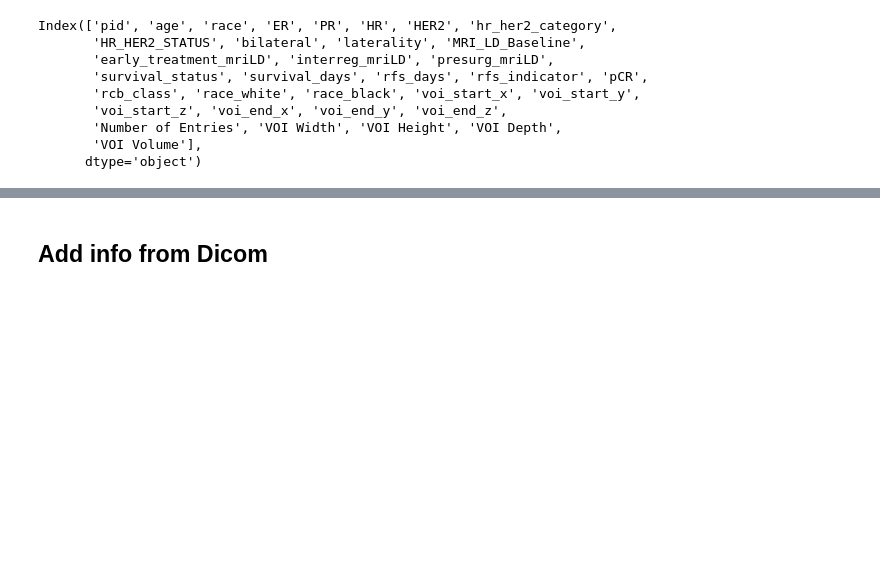
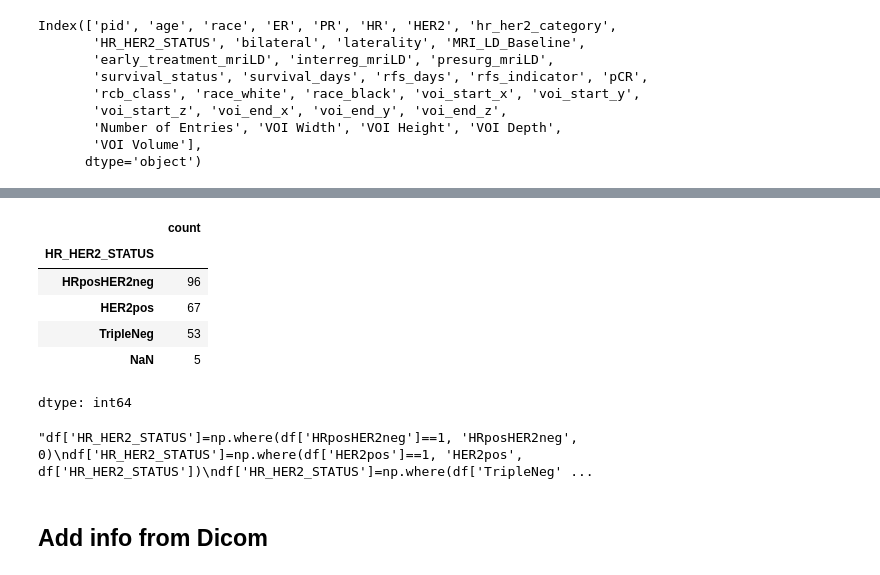
Before and after one commit to bubbysolway/BreastDCEDL, a Jupyter notebook: ISPY1/spy1_metadata.ipynb, the cells around one changed output, grey strips where cells are left out. Cells and saved outputs as stored; diff of their text form; code cells hidden in the pictures; blank space fills up the shorter version.

```diff
--- a/ISPY1/spy1_metadata.ipynb
+++ b/ISPY1/spy1_metadata.ipynb
@@ -50,2 +42,4 @@ base_path="SPY1"
 # %%
-dname='./TCIA_metadata/I-SPY-1-All-Patient-Clinical-and-Outcome-Data.xlsx'
+dname='TCIA_metadata/I-SPY-1-All-Patient-Clinical-and-Outcome-Data.xlsx'
+# %%
+base_path='.'
@@ -107,10 +110,10 @@ def merge_ispy_data(df_clinical, df_outcomes):
     return df_final
 
 # Execute the function
-df_clinical = pd.read_excel(dname, sheet_name='TCIA Patient Clinical Subset')
+df_clinical = pd.read_excel(os.path.join(base_path,dname), sheet_name='TCIA Patient Clinical Subset')
 
     # Read outcomes data sheet
-df_outcomes = pd.read_excel(dname, sheet_name='TCIA Outcomes Subset')
+df_outcomes = pd.read_excel(os.path.join(base_path,dname), sheet_name='TCIA Outcomes Subset')
 df_med = merge_ispy_data(df_clinical, df_outcomes)
 # %% [output]
 Data saved successfully. Total patients: 221
@@ -321,7 +326,7 @@ df_med.at[186,'pCR']=0
 # %%
 df_med.to_csv('BreastDCEDL_spy1_metadata.csv', index = False)
 # %%
-df_voi = pd.read_csv('./TCIA_metadata/subject_voi_values.csv')
+df_voi = pd.read_csv(os.path.join(base_path,'./TCIA_metadata/subject_voi_values.csv'))
 df_voi=df_voi.rename(columns={'Subject ID':'pid'})
 # %%
 df_voi.info()
@@ -488,9 +505,21 @@ memory usage: 45.0+ KB
+# %%
+df.HR_HER2_STATUS.value_counts(dropna=False)
+# %% [output]
+|  | count |
+| HR_HER2_STATUS |  |
+| HRposHER2neg | 96 |
+| HER2pos | 67 |
+| TripleNeg | 53 |
+| NaN | 5 |
+dtype: int64
 # %%
-df['HR_HER2_STATUS']=np.where(df['HRposHER2neg']==1, 'HRposHER2neg', 0)
+'''df['HR_HER2_STATUS']=np.where(df['HRposHER2neg']==1, 'HRposHER2neg', 0)
 df['HR_HER2_STATUS']=np.where(df['HER2pos']==1, 'HER2pos', df['HR_HER2_STATUS'])
 df['HR_HER2_STATUS']=np.where(df['TripleNeg']==1, 'TripleNeg', df['HR_HER2_STATUS'])
 df['HR_HER2_STATUS']=np.where(df['HR'].isna(), None, df['HR_HER2_STATUS'])
-df['HR_HER2_STATUS']=np.where(df['HER2'].isna(), None, df['HR_HER2_STATUS'])
+df['HR_HER2_STATUS']=np.where(df['HER2'].isna(), None, df['HR_HER2_STATUS'])'''
+# %% [output]
+"df['HR_HER2_STATUS']=np.where(df['HRposHER2neg']==1, 'HRposHER2neg', 0)\ndf['HR_HER2_STATUS']=np.where(df['HER2pos']==1, 'HER2pos', df['HR_HER2_STATUS'])\ndf['HR_HER2_STATUS']=np.where(df['TripleNeg' ...
 # %%
 df.to_csv('BreastDCEDL_spy1_metadata.csv', index = False)
 # %% [markdown]
```
Also changed, not shown: parts of 27 cells of this notebook.
